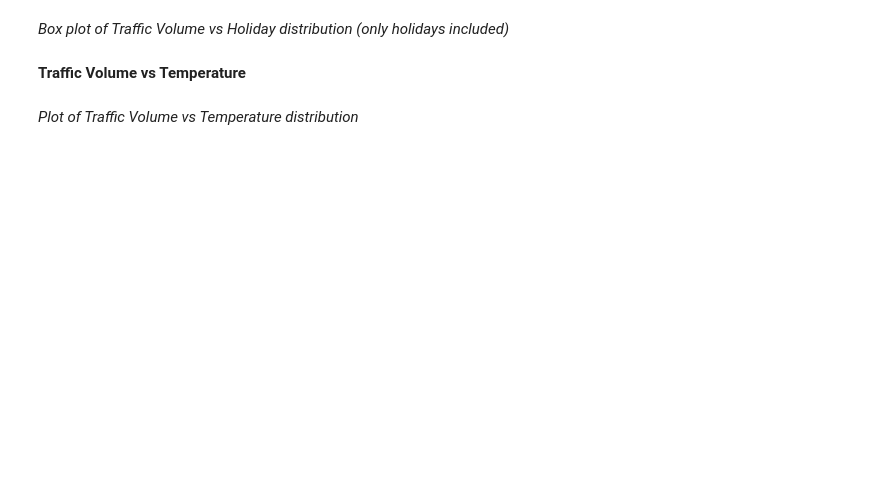
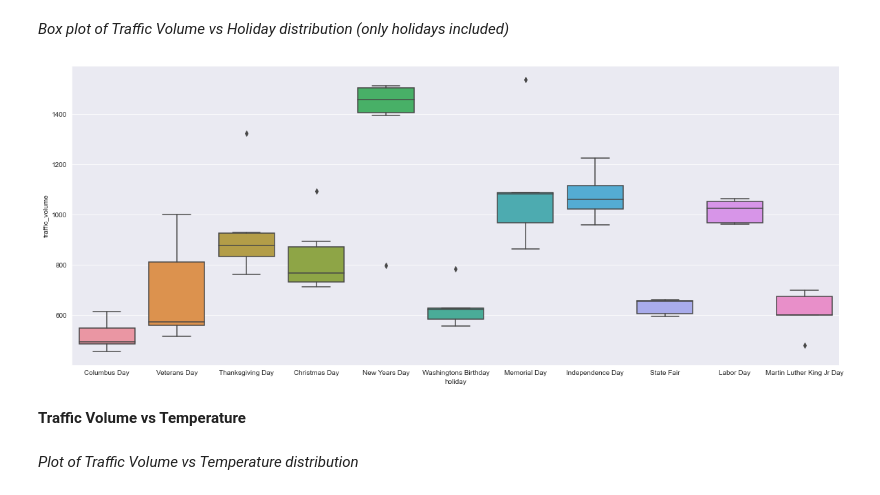
Before and after one commit to diogofbraga/MachineLearningAssignments, a Jupyter notebook: MetroInterstateTrafficVolume/MetroInterstateTrafficVolume.ipynb, the cells around one changed output. Drawn from its saved outputs; the diff is of its cells as text; code cells hidden in the pictures; blank space fills up the shorter version.

```diff
--- a/MetroInterstateTrafficVolume/MetroInterstateTrafficVolume.ipynb
+++ b/MetroInterstateTrafficVolume/MetroInterstateTrafficVolume.ipynb
@@ -77,8 +172,10 @@ data_holidays
 *Box plot of Traffic Volume vs Holiday distribution (only holidays included)*
 # %%
 plt.figure(figsize=(20, 8))
-sns.boxplot(data_holidays['holiday'], data_holidays['traffic_volume'])
+sns.boxplot(x=data_holidays['holiday'], y=data_holidays['traffic_volume'])
 plt.show()
+# %% [output]
+[figure, added]
 # %% [markdown]
 **Traffic Volume vs Temperature**
 # %% [markdown]
```
Also changed, not shown: parts of 47 cells of this notebook, 5 other files.
